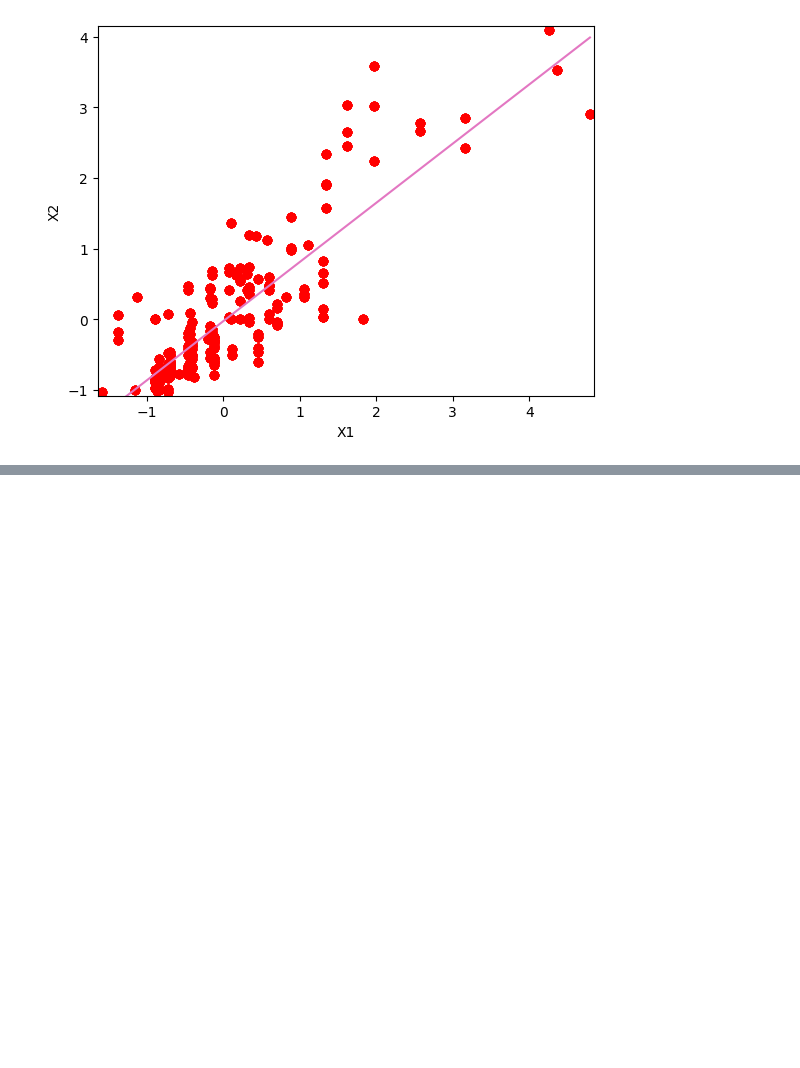
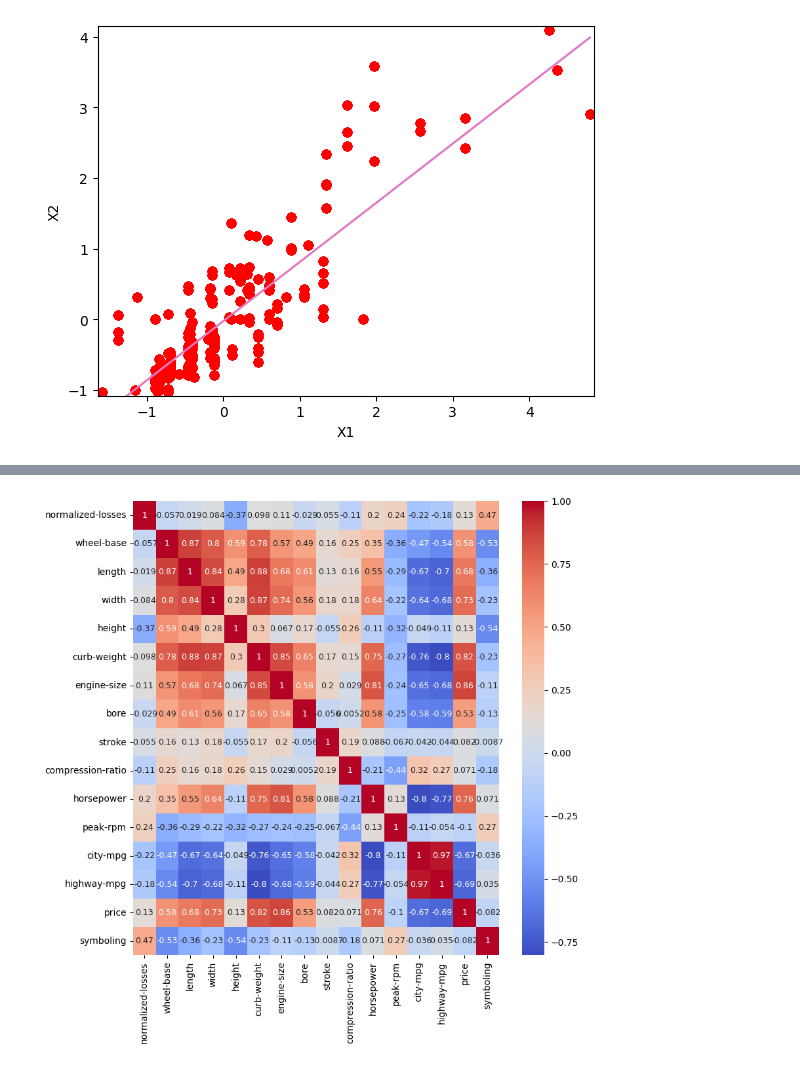
Before and after one commit to AndresMontesDeOca/Redes_Neuronales, a Jupyter notebook: Clase_2.ipynb, the cells around one changed output, grey strips where cells are left out. Saved outputs shown, nothing was run; the diff lists cells and outputs as text; code cells hidden in the pictures; blank space fills up the shorter version.

```diff
--- a/Clase_2.ipynb
+++ b/Clase_2.ipynb
@@ -804,0 +809,9 @@ Prediccion: 13480.54099589885
+# %%
+data = pd.read_csv(DATOS_DIR + 'AUTOS.csv')
+
+data = data.select_dtypes(include=['number']).copy()
+
+print(data.info())
+display(data.head())
+
+print(data.isnull().sum())
@@ -804,0 +859,4 @@ Prediccion: 13480.54099589885
+# %%
+# Completo nulos
+data.fillna(value=data.mean(), inplace=True)
+print(data.isnull().sum())
@@ -804,0 +881,6 @@ Prediccion: 13480.54099589885
+# %%
+plt.figure(figsize=(9, 9))
+sns.heatmap(data.corr(), annot=True, cmap='coolwarm', annot_kws={'fontsize':9})
+plt.show()
+# %% [output]
+[figure, added]
```
Also changed, not shown: parts of 5 cells of this notebook.
